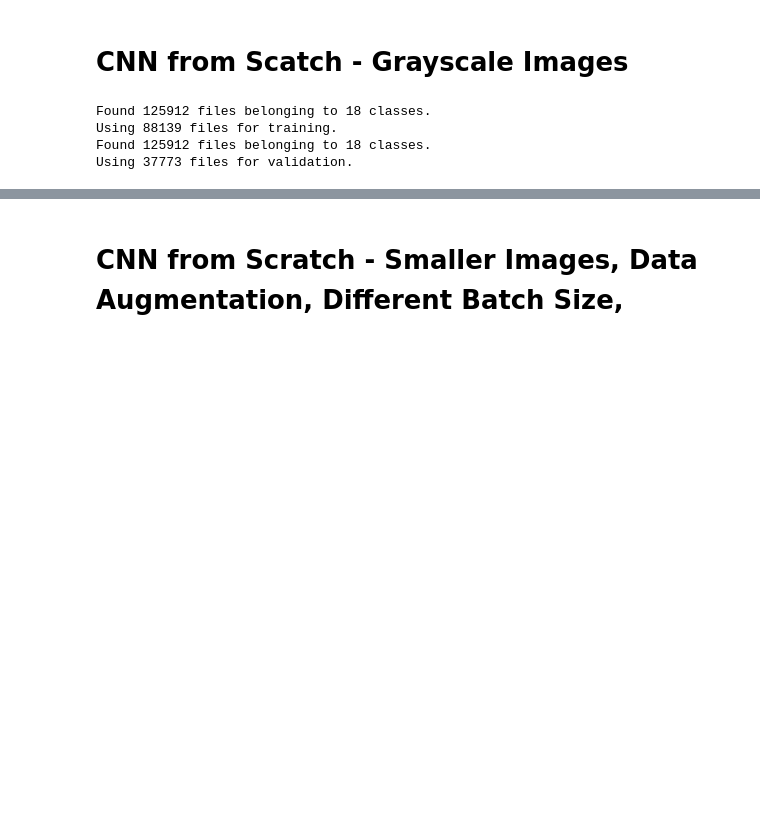
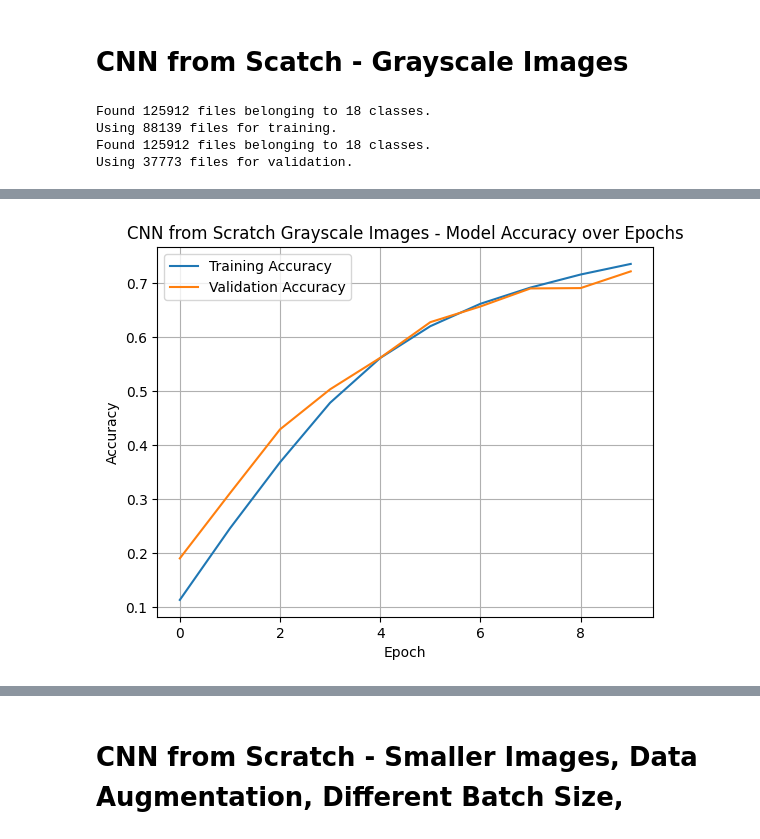
Before and after one commit to ConorPadraigMurphy/Gesture-Based-UI-Assignment-Two, a Jupyter notebook: g00399177.ipynb, the cells around one changed output, grey strips where cells are left out. Cells and saved outputs as stored; diff of their text form; code cells hidden in the pictures; blank space fills up the shorter version.

```diff
--- a/g00399177.ipynb
+++ b/g00399177.ipynb
@@ -178,7 +343,7 @@ dtype: object
 # CNN from Scatch - Grayscale Images
 # %%
 # Define constants
-IMAGE_SIZE = (128, 128) #Image size of 128 x 128
-BATCH_SIZE = 32
+IMAGE_SIZE2 = (128, 128) #Image size of 128 x 128
+BATCH_SIZE2 = 32
 DATASET_PATH = "hagridset"
 SEED = 399177 #G00399177
@@ -224,21 +380,22 @@ Found 125912 files belonging to 18 classes.
 Using 37773 files for validation.
 # %%
 # CNN model from scratch
-model = tf.keras.models.Sequential()
-model.add(tf.keras.Input(shape=(IMAGE_SIZE[0], IMAGE_SIZE[1],1)))
-model.add(data_augmentation_layers)
-model.add(layers.Rescaling(1./255))
-model.add(layers.Conv2D(16, 3, padding='same', activation='relu'))
-model.add(layers.MaxPooling2D())
-model.add(layers.Conv2D(32, 3, padding='same', activation='relu'))
-model.add(layers.MaxPooling2D())
-model.add(layers.Conv2D(64, 3, padding='same', activation='relu'))
-model.add(layers.MaxPooling2D())
-model.add(layers.Flatten())
-model.add(layers.Dense(128, activation='relu'))
-model.add(layers.Dense(NUM_CLASSES, activation='softmax'))
+model2 = tf.keras.models.Sequential()
+model2.add(tf.keras.Input(shape=(IMAGE_SIZE2[0], IMAGE_SIZE2[1],1)))
+model2.add(layers.Rescaling(1./255))
+model2.add(layers.Conv2D(32, 3, padding='same', activation='relu'))
+model2.add(layers.MaxPooling2D())
+model2.add(layers.Conv2D(64, 3, padding='same', activation='relu'))
+model2.add(layers.MaxPooling2D())
+model2.add(layers.Conv2D(48, 3, padding='same', activation='relu'))
+model2.add(layers.MaxPooling2D())
+model2.add(layers.Conv2D(96, 3, padding='same', activation='relu'))
+model2.add(layers.MaxPooling2D())
+model2.add(layers.GlobalAveragePooling2D())
+model2.add(layers.Dense(128, activation='relu'))
+model2.add(layers.Dense(NUM_CLASSES, activation='softmax'))
 
 # Compile the model
-model.compile(optimizer=tf.keras.optimizers.Adam(),
+model2.compile(optimizer=tf.keras.optimizers.Adam(),
               loss=tf.keras.losses.CategoricalCrossentropy(from_logits=False),
               metrics=['accuracy'])
@@ -245,6 +404,6 @@ model.compile(optimizer=tf.keras.optimizers.Adam(),
 # %%
 callback = tf.keras.callbacks.EarlyStopping(monitor='val_loss', patience=5, restore_best_weights=True)
 # %%
-model.fit(train_dataset_grayscale,  validation_data=(validation_dataset_grayscale), epochs=10, callbacks=[callback])
+history2 = model2.fit(train_dataset_grayscale,  validation_data=(validation_dataset_grayscale), epochs=10, callbacks=[callback])
 # %% [output]
 Epoch 1/10
@@ -263 +429,12 @@ Epoch 6/10
+# %%
+plt.plot(history2.history['accuracy'], label='Training Accuracy')
+plt.plot(history2.history['val_accuracy'], label='Validation Accuracy')
+plt.title('CNN from Scratch Grayscale Images - Model Accuracy over Epochs')
+plt.xlabel('Epoch')
+plt.ylabel('Accuracy')
+plt.legend()
+plt.grid(True)
+plt.show()
+# %% [output]
+[figure, added]
 # %%
```
Also changed, not shown: parts of 39 cells of this notebook, 1 other file.
